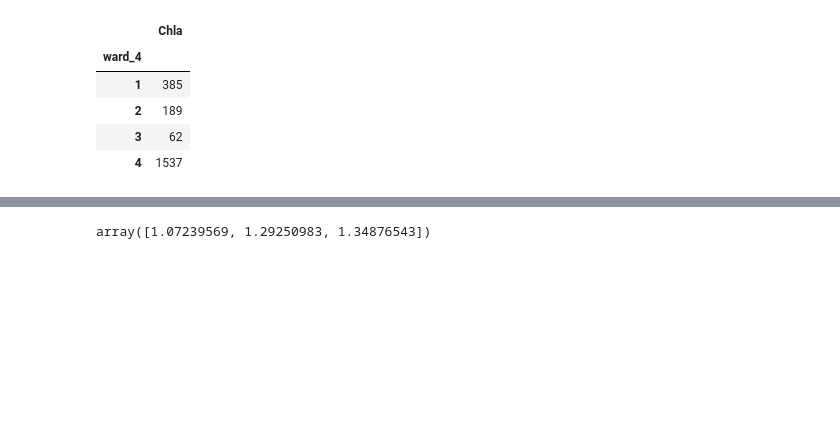
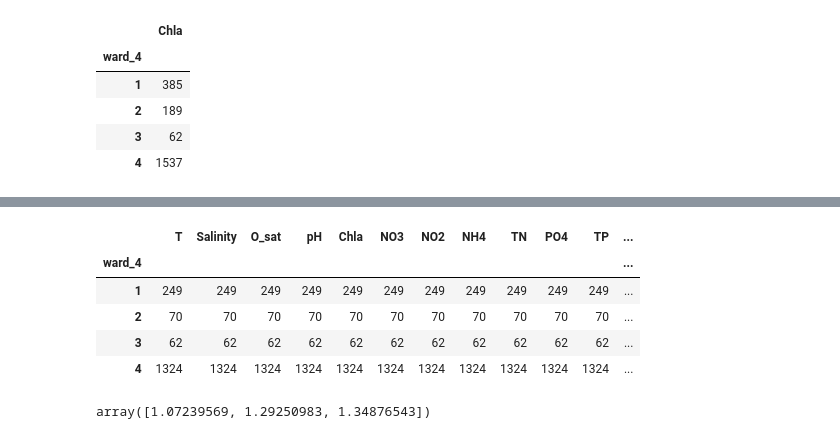
Before and after one commit to Alberto-Ghedin/ISPRA_20152017_Analysis, a Jupyter notebook: Clustering/Lin_disc_analysis.ipynb, the cells around one changed output, grey strips where cells are left out. Cells and saved outputs as stored; diff of their text form; code cells hidden in the pictures; blank space fills up the shorter version.

```diff
--- a/Clustering/Lin_disc_analysis.ipynb
+++ b/Clustering/Lin_disc_analysis.ipynb
@@ -191,3 +218,12 @@ training_data.to_csv(_HOME_ + "/ISPRA_20152017_Analysis/Clustering/Unknown_effec
+# %%
+training_data.groupby("ward_4").agg("count")
+# %% [output]
+|  | T | Salinity | O_sat | pH | Chla | NO3 | NO2 | NH4 | TN | PO4 | TP | ... |
+| ward_4 |  |  |  |  |  |  |  |  |  |  |  | ... |
+| 1 | 249 | 249 | 249 | 249 | 249 | 249 | 249 | 249 | 249 | 249 | 249 | ... |
+| 2 | 70 | 70 | 70 | 70 | 70 | 70 | 70 | 70 | 70 | 70 | 70 | ... |
+| 3 | 62 | 62 | 62 | 62 | 62 | 62 | 62 | 62 | 62 | 62 | 62 | ... |
+| 4 | 1324 | 1324 | 1324 | 1324 | 1324 | 1324 | 1324 | 1324 | 1324 | 1324 | 1324 | ... |
 # %%
 np.linalg.norm(LDAs["ward_4"].scalings_, axis = 0)
 # %% [output]
```
Also changed, not shown: parts of 15 cells of this notebook, 2 other files.
